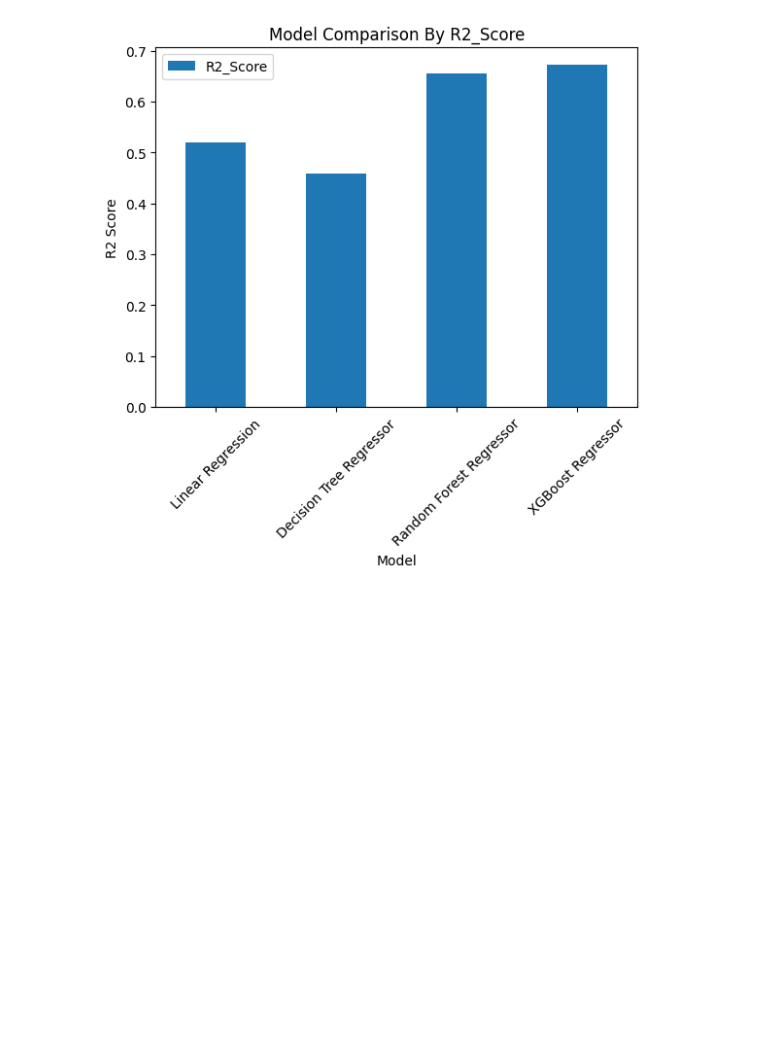
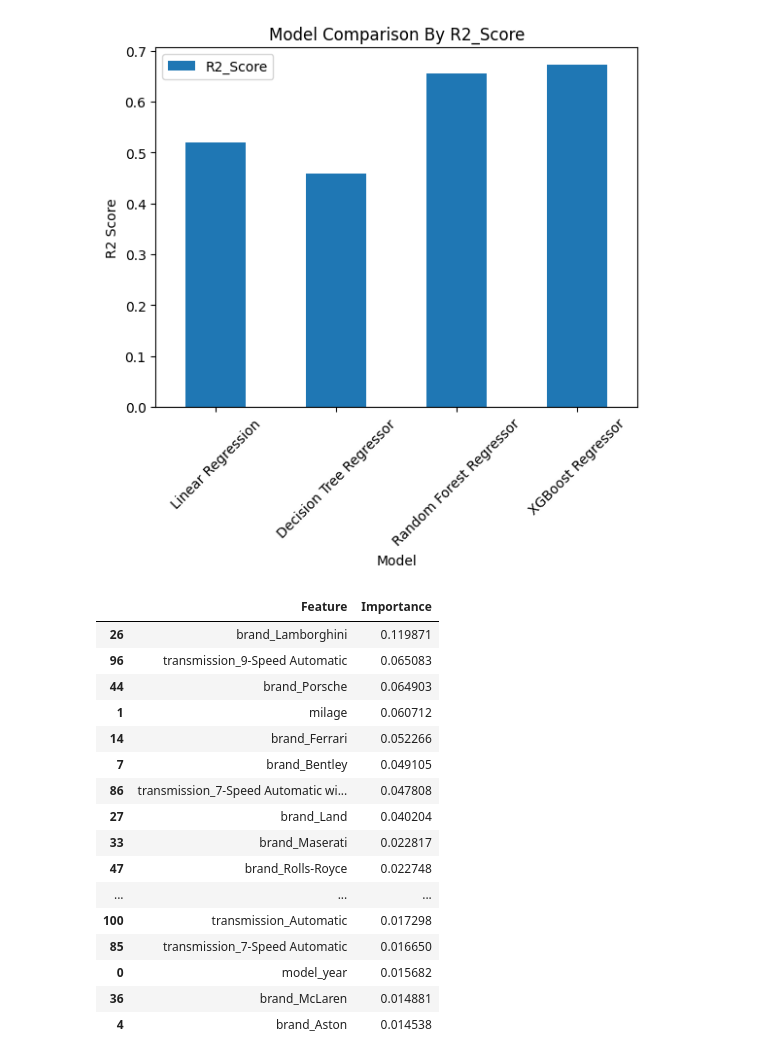
Before and after one commit to SMCodeX7/Used-Car-Price-Prediction, a Jupyter notebook: notebooks/UsedCarPricePrediction.ipynb, the cells around one changed output. Saved outputs shown, nothing was run; the diff lists cells and outputs as text; code cells hidden in the pictures; blank space fills up the shorter version.

```diff
--- a/notebooks/UsedCarPricePrediction.ipynb
+++ b/notebooks/UsedCarPricePrediction.ipynb
@@ -566,3 +566,35 @@ plt.xticks(rotation=45)
 plt.show()
 # %% [output]
 [figure]
+# %%
+feature_importance = xgboost_model.feature_importances_
+
+feature_importance_df = pd.DataFrame({
+    "Feature": X_encoded.columns,
+    "Importance": feature_importance
+})
+
+feature_importance_df = feature_importance_df.sort_values(
+    by="Importance",
+    ascending=False
+)
+
+feature_importance_df.head(20)
+# %% [output]
+|  | Feature | Importance |
+| 26 | brand_Lamborghini | 0.119871 |
+| 96 | transmission_9-Speed Automatic | 0.065083 |
+| 44 | brand_Porsche | 0.064903 |
+| 1 | milage | 0.060712 |
+| 14 | brand_Ferrari | 0.052266 |
+| 7 | brand_Bentley | 0.049105 |
+| 86 | transmission_7-Speed Automatic wi... | 0.047808 |
+| 27 | brand_Land | 0.040204 |
+| 33 | brand_Maserati | 0.022817 |
+| 47 | brand_Rolls-Royce | 0.022748 |
+| ... | ... | ... |
+| 100 | transmission_Automatic | 0.017298 |
+| 85 | transmission_7-Speed Automatic | 0.016650 |
+| 0 | model_year | 0.015682 |
+| 36 | brand_McLaren | 0.014881 |
+| 4 | brand_Aston | 0.014538 |
```
Also changed, not shown: parts of 1 cell of this notebook.
